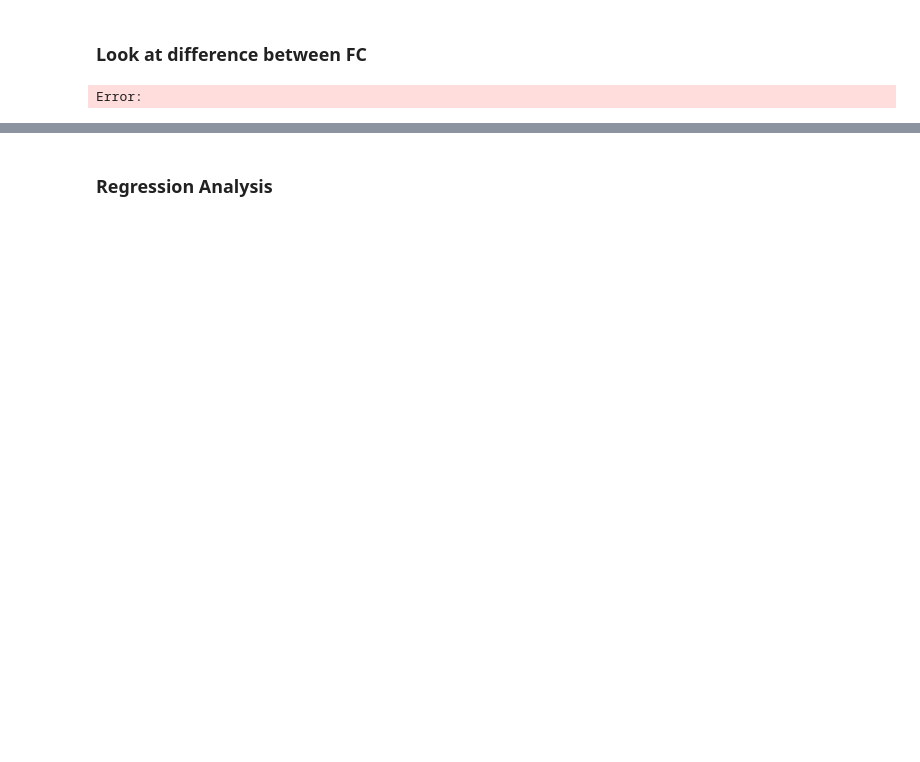
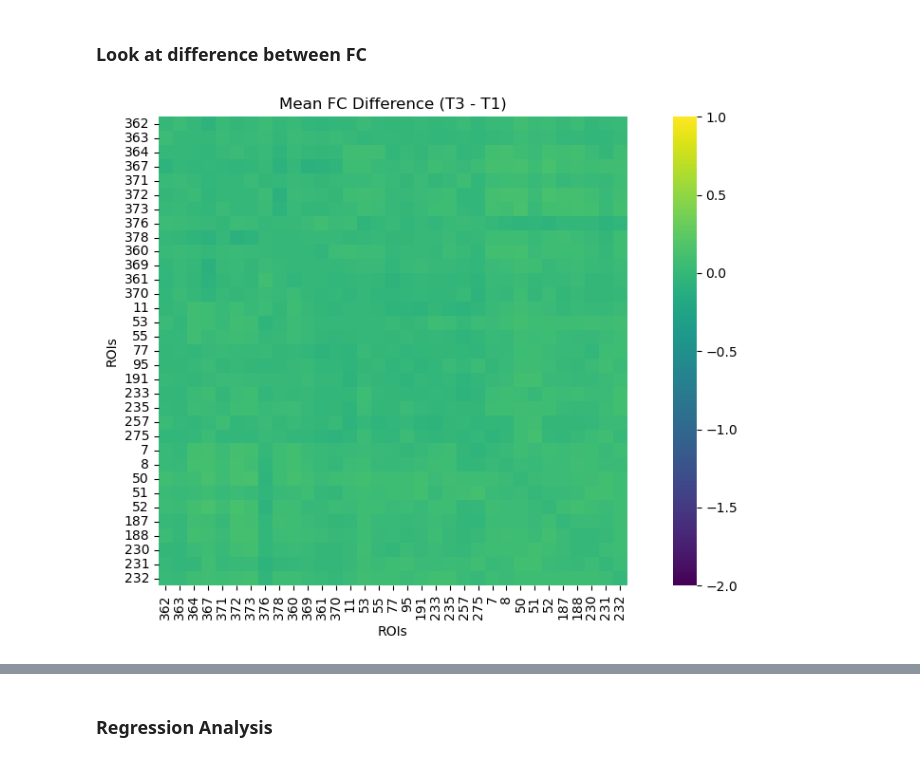
Before and after one commit to maylismlr/uphummel_MA4, a Jupyter notebook: clustering.ipynb, the cells around one changed output, grey strips where cells are left out. Cells and saved outputs as stored; diff of their text form; code cells hidden in the pictures; blank space fills up the shorter version.

```diff
--- a/clustering.ipynb
+++ b/clustering.ipynb
@@ -244,9 +264,9 @@ Error:
 # %% [markdown]
 ### Look at difference between FC
 # %%
-functions.compute_FC_diff(t1_t3_matrices_labeled, tp = 3)
+t1_t3_matched_diff = functions.compute_FC_diff(t1_t3_matched, rois, tp = 3)
 # %% [output]
-Error:
+[figure, added]
 # %%
 functions.plot_mean_FC_matrices(all_matrices, rois)
 # %% [output]
```
Also changed, not shown: parts of 20 cells of this notebook, 2 other files.
